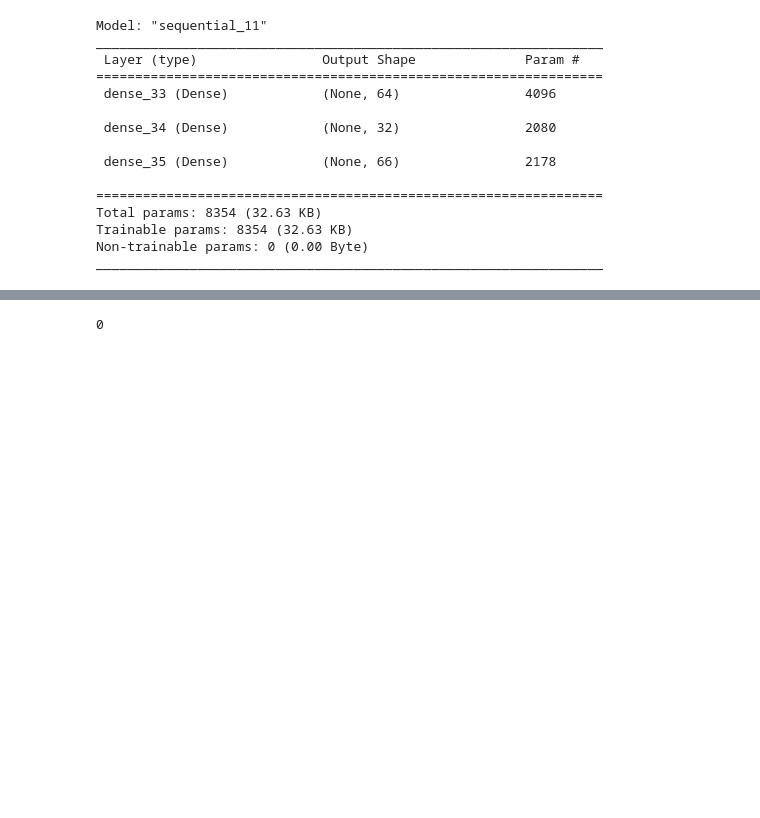
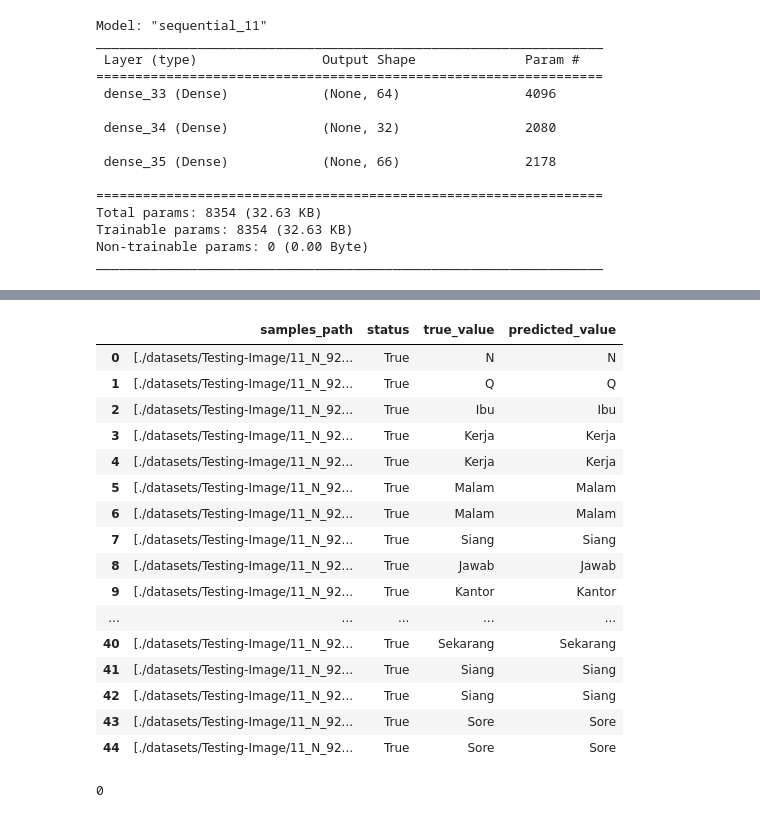
Before and after one commit to Swara-id/ml, a Jupyter notebook: testing.ipynb, the cells around one changed output, grey strips where cells are left out. Saved outputs shown, nothing was run; the diff lists cells and outputs as text; code cells hidden in the pictures; blank space fills up the shorter version.

Commit message:
feat: add log information at testing.ipynb

```diff
--- a/testing.ipynb
+++ b/testing.ipynb
@@ -77,5 +77,7 @@ def extract_hand_features(image_path):
 
 # sample_data = extract_hand_features("datasets/Testing-Image/0_Apa_1.jpg")[0][1:]
 samples = []
+samples_path = []
 for file in list_jpg_png_files('./datasets/Testing-Image'):
+    samples_path.append(file)
     samples += extract_hand_features(file)
@@ -165,0 +190,39 @@ Loss: 10
+# %%
+import numpy as np
+
+log_entries = []
+true = 0
+false = 0
+
+for i in range(len(samples)):
+    print(f"predicted {samples_path[i]}")
+    prediction = model.predict(samples[i])
+    prediction = np.argmax(prediction, axis=1)
+    prediction = class_labels[prediction[0]]
+
+    label = samples_path[i].split('_')
+    if prediction == 'senang':
+        print(label)
+    label = label[1]
+
+    label = closest_label(label)
+
+    status = None
+    if label != None:
+        if label == prediction:
+            status = 'True'
+            true += 1
+        else:
+            staus = 'False'
+            false += 1
+
+    # Append log entry to the list
+    log_entries.append({
+        'samples_path': samples_path,
+        'status': status,
+        'true_value': label,
+        'predicted_value': prediction
+    })
+    print(f'==> {status} | T:{label}|P:{prediction}')
+
+print(f"Done Predict {true+false} data with {true} True and {false} False")
@@ -166,3 +247,24 @@ Loss: 10
+# %%
+df_logs = pd.DataFrame(log_entries)
+df_logs.head(100)
+# %% [output]
+|  | samples_path | status | true_value | predicted_value |
+| 0 | [./datasets/Testing-Image/11_N_92... | True | N | N |
+| 1 | [./datasets/Testing-Image/11_N_92... | True | Q | Q |
+| 2 | [./datasets/Testing-Image/11_N_92... | True | Ibu | Ibu |
+| 3 | [./datasets/Testing-Image/11_N_92... | True | Kerja | Kerja |
+| 4 | [./datasets/Testing-Image/11_N_92... | True | Kerja | Kerja |
+| 5 | [./datasets/Testing-Image/11_N_92... | True | Malam | Malam |
+| 6 | [./datasets/Testing-Image/11_N_92... | True | Malam | Malam |
+| 7 | [./datasets/Testing-Image/11_N_92... | True | Siang | Siang |
+| 8 | [./datasets/Testing-Image/11_N_92... | True | Jawab | Jawab |
+| 9 | [./datasets/Testing-Image/11_N_92... | True | Kantor | Kantor |
+| ... | ... | ... | ... | ... |
+| 40 | [./datasets/Testing-Image/11_N_92... | True | Sekarang | Sekarang |
+| 41 | [./datasets/Testing-Image/11_N_92... | True | Siang | Siang |
+| 42 | [./datasets/Testing-Image/11_N_92... | True | Siang | Siang |
+| 43 | [./datasets/Testing-Image/11_N_92... | True | Sore | Sore |
+| 44 | [./datasets/Testing-Image/11_N_92... | True | Sore | Sore |
 # %%
 predicted_class_index = np.argmax(prediction)
 print(predicted_class_index)
```
Also changed, not shown: parts of 8 cells of this notebook.
